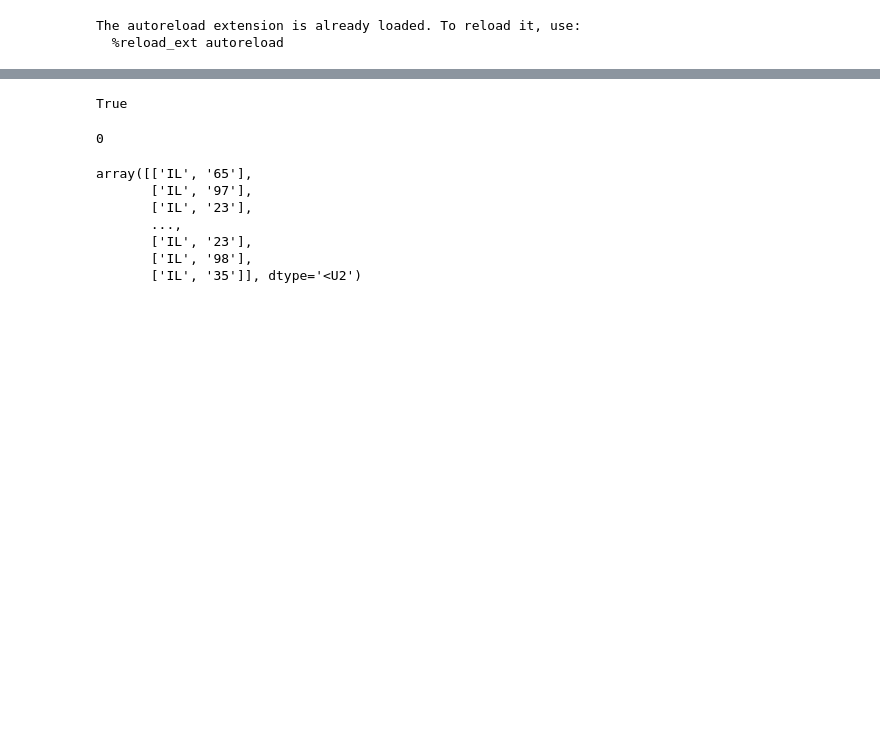
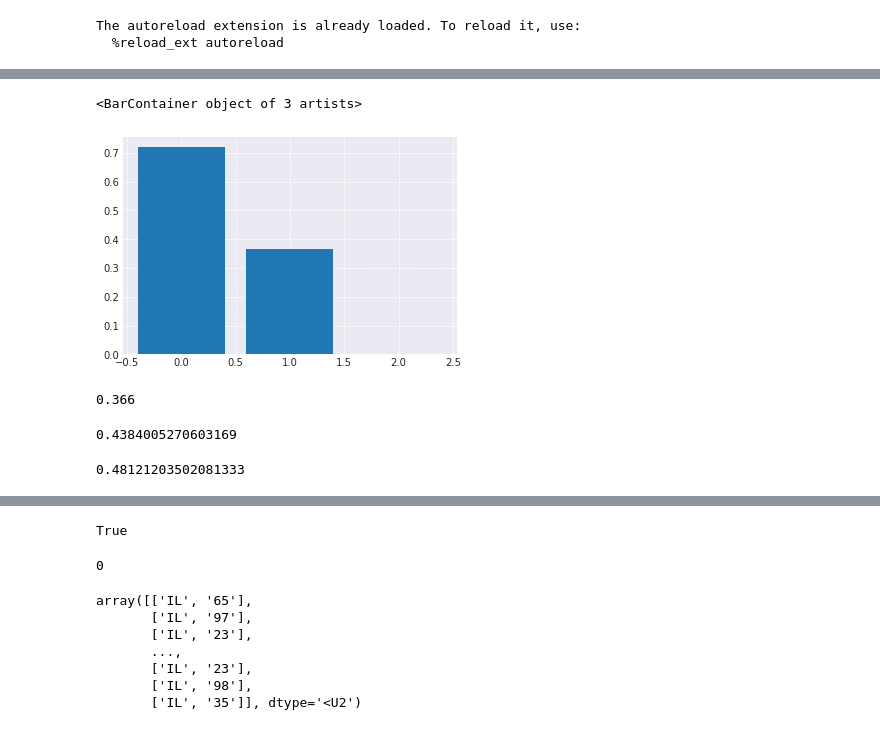
Before and after one commit to takatex/adversarial-images-defense, a Jupyter notebook: src/visualize.ipynb, the cells around one changed output, grey strips where cells are left out. Saved outputs shown, nothing was run; the diff lists cells and outputs as text; code cells hidden in the pictures; blank space fills up the shorter version.

```diff
--- a/src/visualize.ipynb
+++ b/src/visualize.ipynb
@@ -22,0 +80,18 @@ paths = glob.glob('/home/data/ForDeep/ImageNet/validation/*.JPEG')
+# %%
+fig, ax =
+plt.bar([0, 1, 2], [0.72, 0.366, 0])
+# %% [output]
+<BarContainer object of 3 artists>
+[figure, added]
+# %%
+np.equal(org_class, pred_class).astype(int).sum()/500
+# %% [output]
+0.366
+# %%
+conf[np.equal(org_class, pred_class)].mean()
+# %% [output]
+0.4384005270603169
+# %%
+conf.mean()
+# %% [output]
+0.48121203502081333
```
Also changed, not shown: parts of 15 cells of this notebook, 5 other files.
